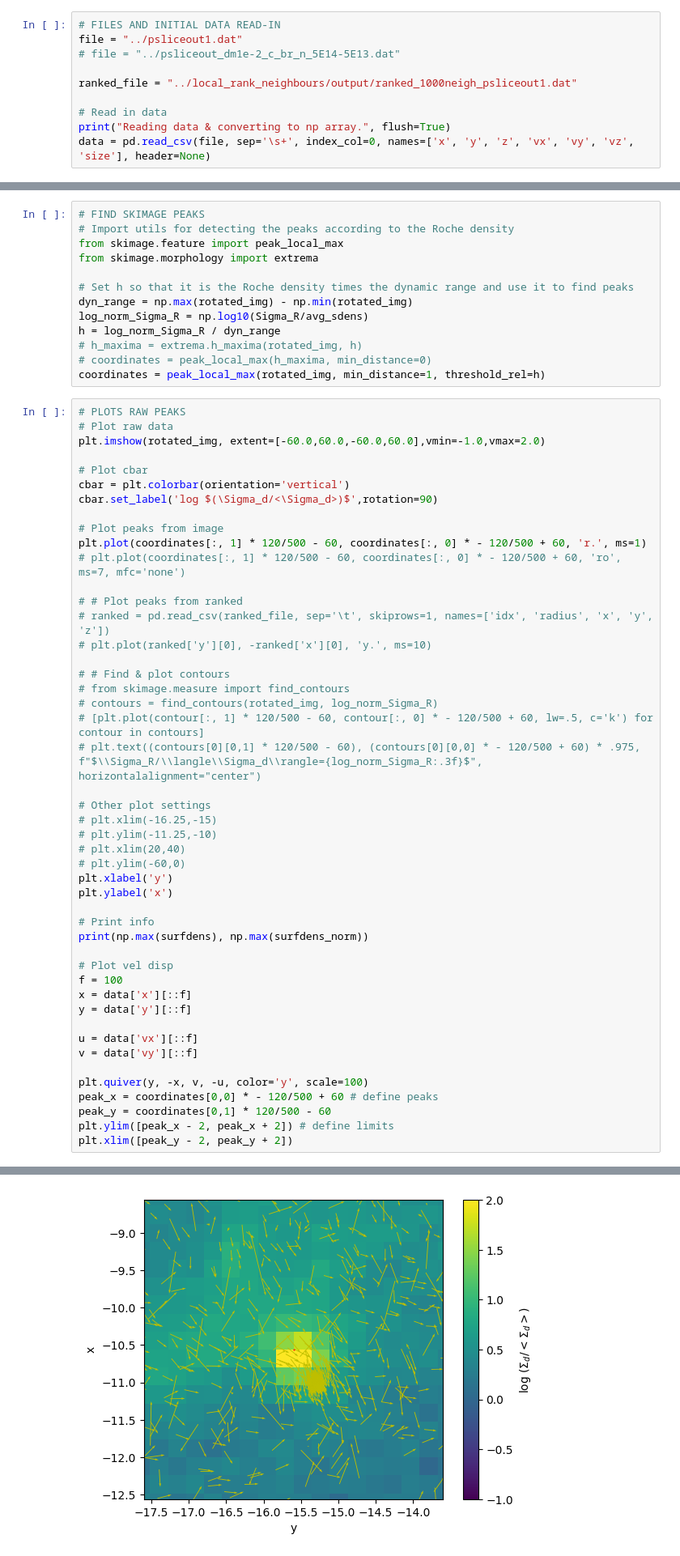
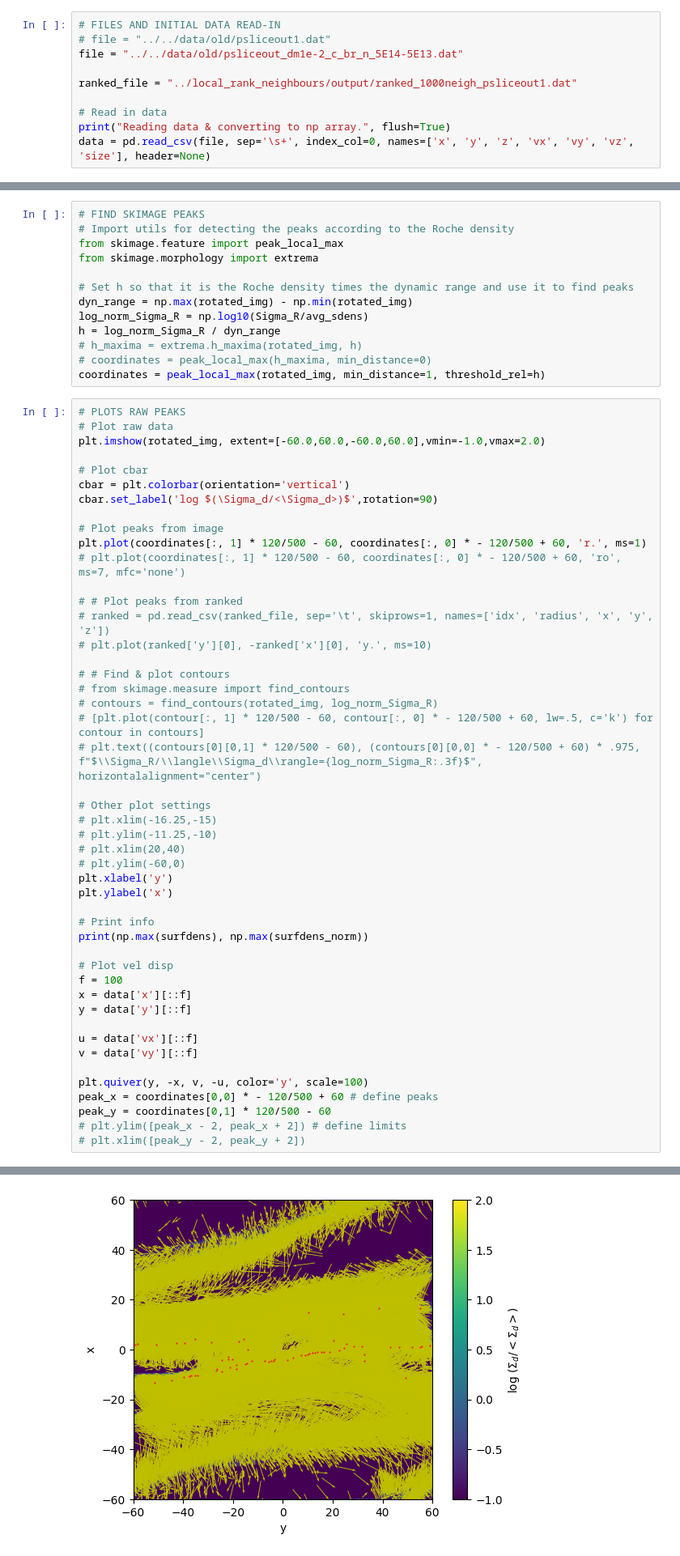
Before and after one commit to adamkoval/ShearingBox, a Jupyter notebook: dev_resources/local_plot_surfdens/plot_dust_surfdens_eff.ipynb, the cells around one changed output, grey strips where cells are left out. Shown at 81% size. Cells and saved outputs as stored; diff of their text form.

```diff
--- a/dev_resources/local_plot_surfdens/plot_dust_surfdens_eff.ipynb
+++ b/dev_resources/local_plot_surfdens/plot_dust_surfdens_eff.ipynb
@@ -7,7 +8,7 @@ from scipy import ndimage
 # %%
 # FILES AND INITIAL DATA READ-IN
-file = "../psliceout1.dat"
-# file = "../psliceout_dm1e-2_c_br_n_5E14-5E13.dat"
+# file = "../../data/old/psliceout1.dat"
+file = "../../data/old/psliceout_dm1e-2_c_br_n_5E14-5E13.dat"
 
 ranked_file = "../local_rank_neighbours/output/ranked_1000neigh_psliceout1.dat"
 
@@ -189,6 +190,6 @@ v = data['vy'][::f]
 plt.quiver(y, -x, v, -u, color='y', scale=100)
 peak_x = coordinates[0,0] * - 120/500 + 60 # define peaks
 peak_y = coordinates[0,1] * 120/500 - 60
-plt.ylim([peak_x - 2, peak_x + 2]) # define limits
-plt.xlim([peak_y - 2, peak_y + 2])
+# plt.ylim([peak_x - 2, peak_x + 2]) # define limits
+# plt.xlim([peak_y - 2, peak_y + 2])
 # %% [output]
@@ -197,4 +197,4 @@ plt.xlim([peak_y - 2, peak_y + 2])
-[figure, old version]
+[figure, new version]
 # %%
 # # PLOTS SMOOTHED PEAKS
 # image2D = np.reshape(np.ravel(image),[500,500])
```
Also changed, not shown: parts of 6 cells of this notebook.
